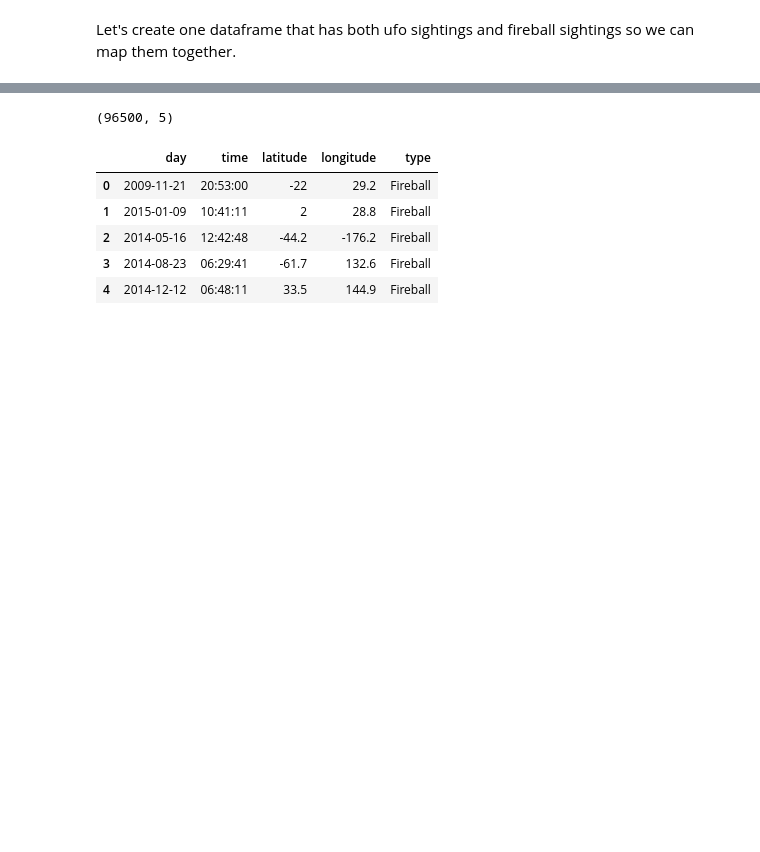
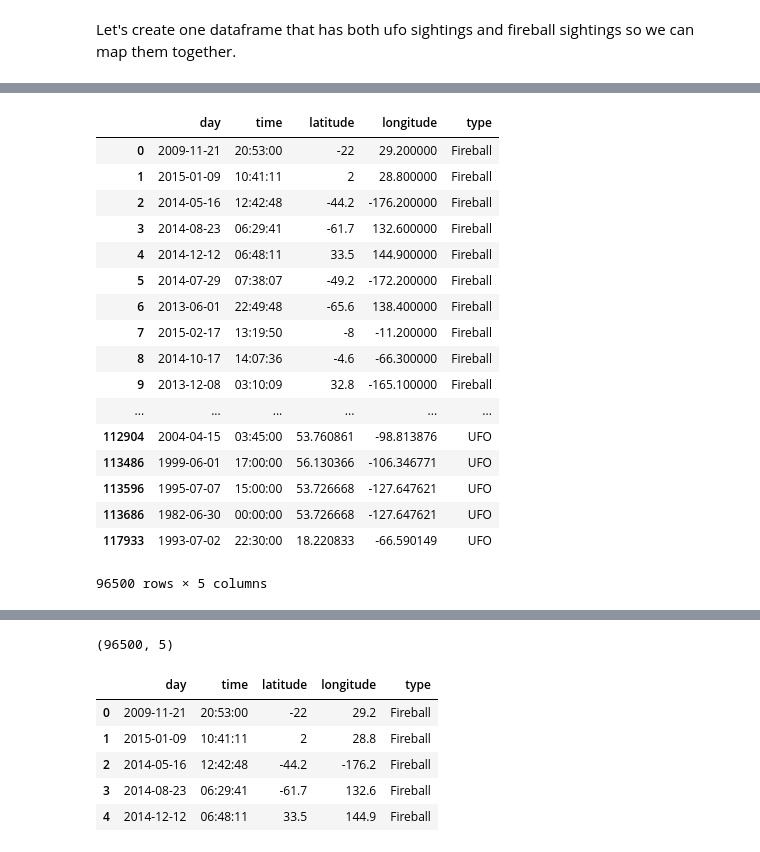
Before and after one commit to MrRutledge/Opendata_Hackathon, a Jupyter notebook: 3. Merging.ipynb, the cells around one changed output, grey strips where cells are left out. Cells and saved outputs as stored; diff of their text form; code cells hidden in the pictures; blank space fills up the shorter version.

```diff
--- a/3. Merging.ipynb
+++ b/3. Merging.ipynb
@@ -140,0 +215,21 @@ sub = fire_sub.append(ufo_sub,ignore_index = True)
+# %%
+sub_f
+# %% [output]
+|  | day | time | latitude | longitude | type |
+| 0 | 2009-11-21 | 20:53:00 | -22 | 29.200000 | Fireball |
+| 1 | 2015-01-09 | 10:41:11 | 2 | 28.800000 | Fireball |
+| 2 | 2014-05-16 | 12:42:48 | -44.2 | -176.200000 | Fireball |
+| 3 | 2014-08-23 | 06:29:41 | -61.7 | 132.600000 | Fireball |
+| 4 | 2014-12-12 | 06:48:11 | 33.5 | 144.900000 | Fireball |
+| 5 | 2014-07-29 | 07:38:07 | -49.2 | -172.200000 | Fireball |
+| 6 | 2013-06-01 | 22:49:48 | -65.6 | 138.400000 | Fireball |
+| 7 | 2015-02-17 | 13:19:50 | -8 | -11.200000 | Fireball |
+| 8 | 2014-10-17 | 14:07:36 | -4.6 | -66.300000 | Fireball |
+| 9 | 2013-12-08 | 03:10:09 | 32.8 | -165.100000 | Fireball |
+| ... | ... | ... | ... | ... | ... |
+| 112904 | 2004-04-15 | 03:45:00 | 53.760861 | -98.813876 | UFO |
+| 113486 | 1999-06-01 | 17:00:00 | 56.130366 | -106.346771 | UFO |
+| 113596 | 1995-07-07 | 15:00:00 | 53.726668 | -127.647621 | UFO |
+| 113686 | 1982-06-30 | 00:00:00 | 53.726668 | -127.647621 | UFO |
+| 117933 | 1993-07-02 | 22:30:00 | 18.220833 | -66.590149 | UFO |
+96500 rows × 5 columns
```
Also changed, not shown: parts of 18 cells of this notebook.
